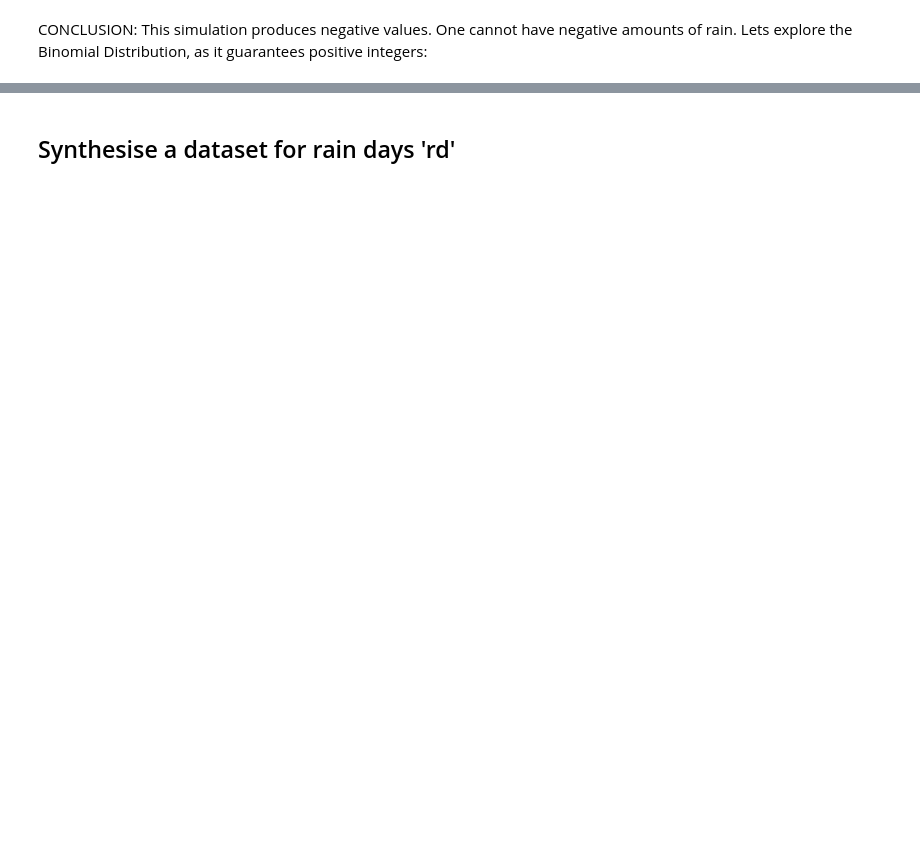
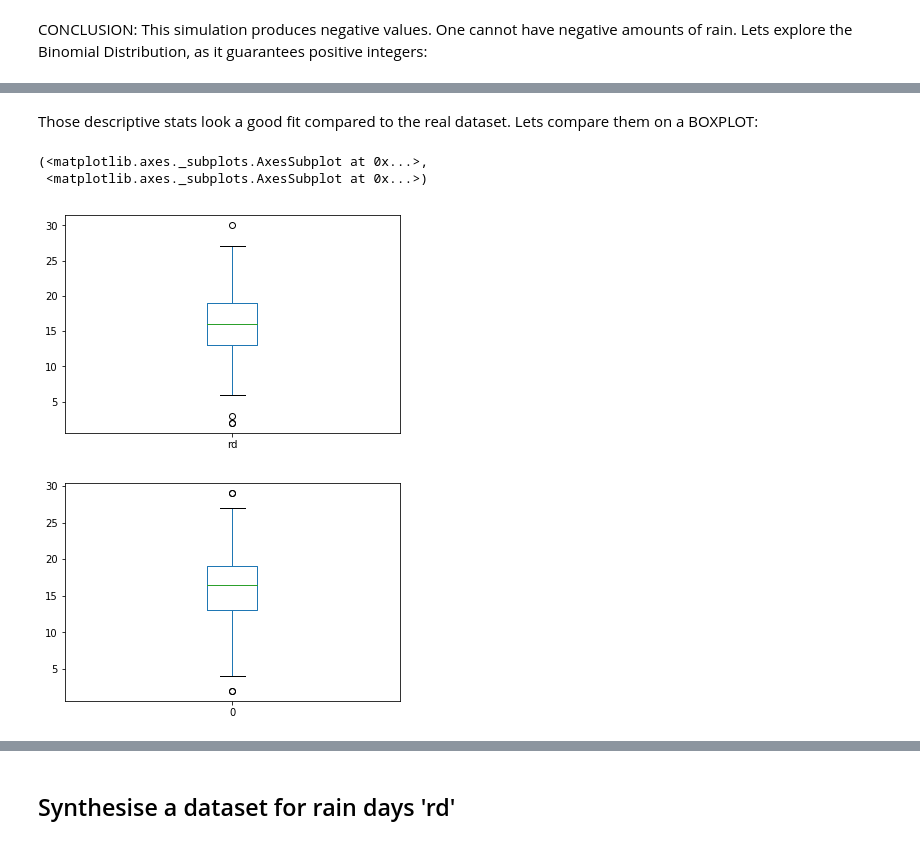
Before and after one commit to Aqua5lad/PDA-Dec-Project, a Jupyter notebook: PDA Project Dec 2018.ipynb, the cells around one changed output, grey strips where cells are left out. Drawn from its saved outputs; the diff is of its cells as text; code cells hidden in the pictures; blank space fills up the shorter version.

```diff
--- a/PDA Project Dec 2018.ipynb
+++ b/PDA Project Dec 2018.ipynb
@@ -578,0 +593,7 @@ CONCLUSION:  This simulation produces negative values. One cannot have negative
+# %%
+srd = np.random.normal(15.777328, 4.752728, 250).round() # (mu, sigma, size), Ints.
+# using the mean & standard deviation of the actual data in the original 'real world' sample.
+# %%
+# convert the data array to a dataframe:      NOTE TO ME - RUN IT UNTIL I GET A POS 'MIN' !
+srd = pd.DataFrame(np.array(srd))
+srd.describe()
@@ -578,0 +610,9 @@ CONCLUSION:  This simulation produces negative values. One cannot have negative
+# %% [markdown]
+Those descriptive stats look a good fit compared to the real dataset. Lets compare them on a BOXPLOT:
+# %%
+dfrd.plot.box(),srd.plot.box()
+# %% [output]
+(<matplotlib.axes._subplots.AxesSubplot at 0x...>,
+ <matplotlib.axes._subplots.AxesSubplot at 0x...>)
+[figure, added]
+[figure, added]
```
Also changed, not shown: parts of 18 cells of this notebook.
